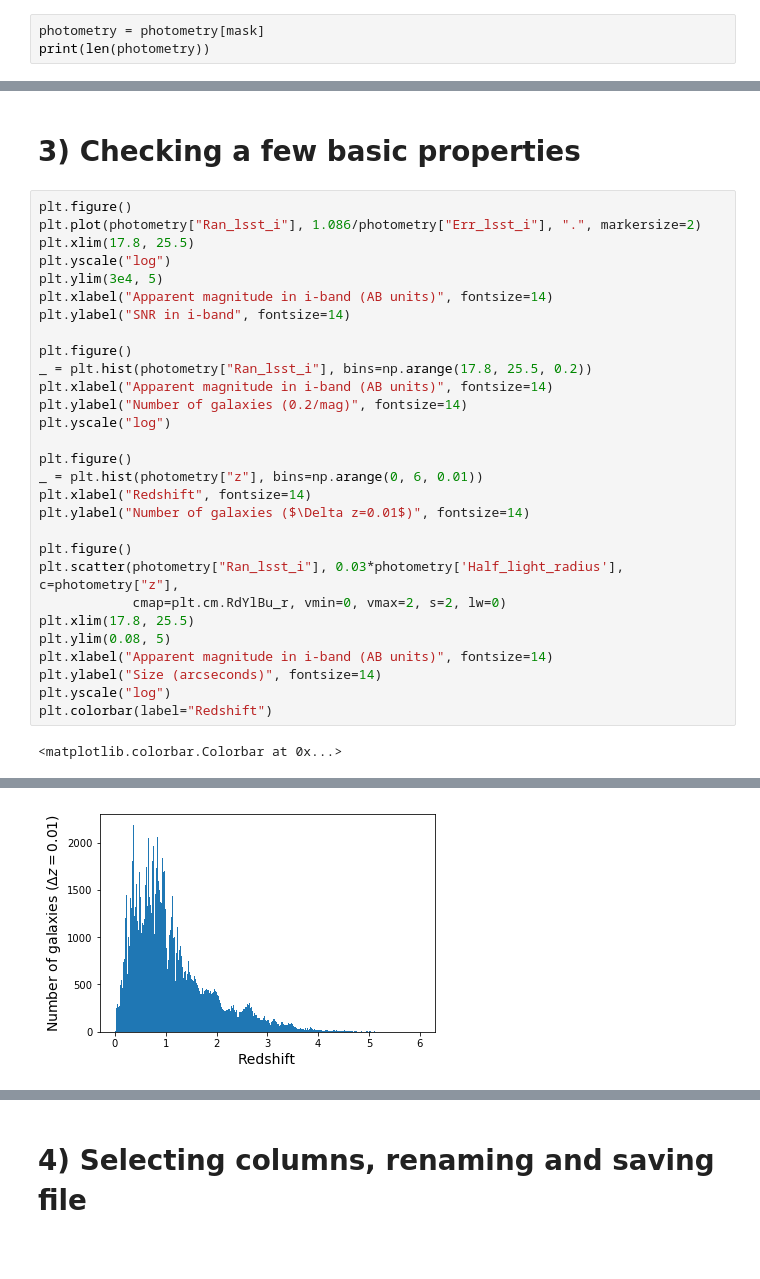
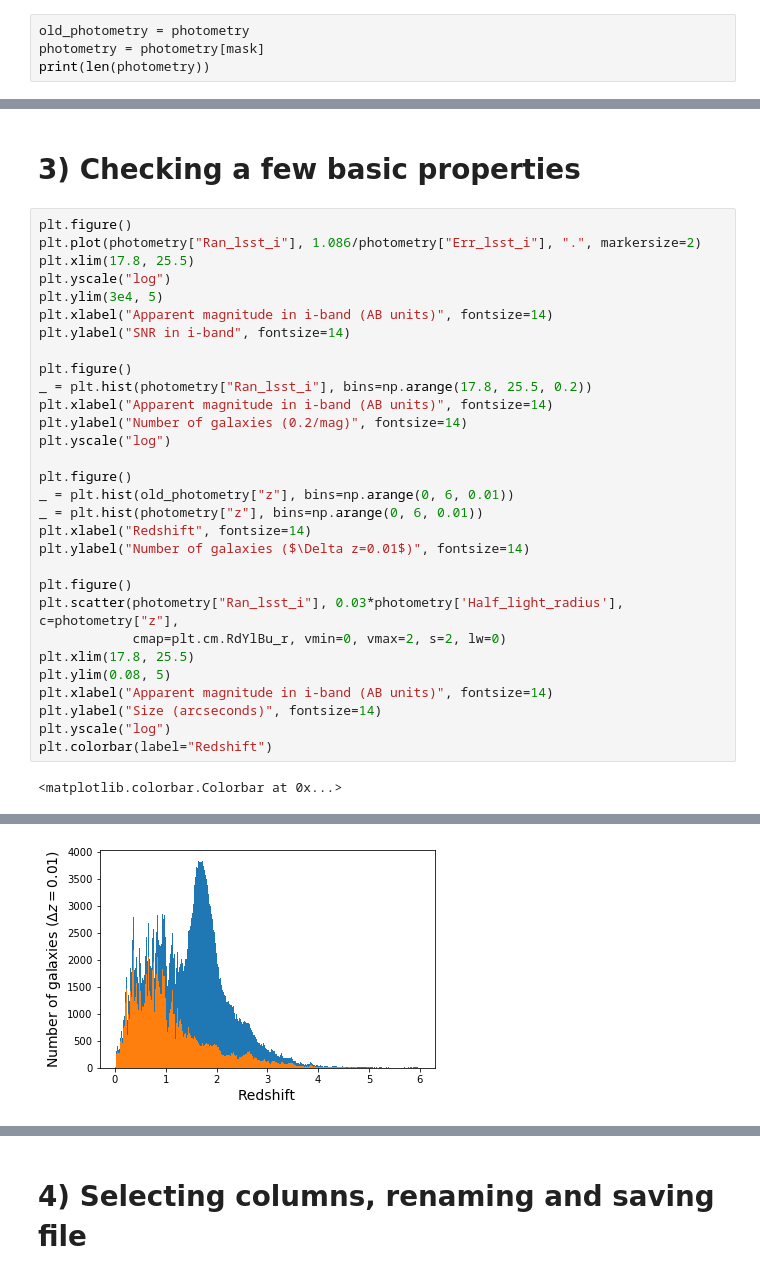
Before and after one commit to dedale-fet/dedale_d51, a Jupyter notebook: notebooks/2017-12-06_generate_LSST_photometric_data.ipynb, the cells around one changed output, grey strips where cells are left out. Cells and saved outputs as stored; diff of their text form.

Commit message:
Minor figure and kernel changes.

```diff
--- a/notebooks/2017-12-06_generate_LSST_photometric_data.ipynb
+++ b/notebooks/2017-12-06_generate_LSST_photometric_data.ipynb
@@ -50,6 +50,7 @@ mask = mask & (photometry["Ran_lsst_i"] > 18.0) # i-band magnitude sanity cut -
 mask = mask & (photometry["Err_lsst_i"] < 0.1086) # S/N > 10 in the i-band magnitude
 mask = mask & ((0.03*photometry['Half_light_radius']) >= 0.1) # Size cut to exclude misclassified stars or quasars: 0.1 arcseconds
 # %%
+old_photometry = photometry
 photometry = photometry[mask]
 print(len(photometry))
 # %% [output]
@@ -62,34 +63,35 @@ plt.plot(photometry["Ran_lsst_i"], 1.086/photometry["Err_lsst_i"], ".", markersi
 plt.xlim(17.8, 25.5)
 plt.yscale("log")
 plt.ylim(3e4, 5)
 plt.xlabel("Apparent magnitude in i-band (AB units)", fontsize=14)
 plt.ylabel("SNR in i-band", fontsize=14)
 
 plt.figure()
 _ = plt.hist(photometry["Ran_lsst_i"], bins=np.arange(17.8, 25.5, 0.2))
 plt.xlabel("Apparent magnitude in i-band (AB units)", fontsize=14)
 plt.ylabel("Number of galaxies (0.2/mag)", fontsize=14)
 plt.yscale("log")
 
 plt.figure()
+_ = plt.hist(old_photometry["z"], bins=np.arange(0, 6, 0.01))
 _ = plt.hist(photometry["z"], bins=np.arange(0, 6, 0.01))
 plt.xlabel("Redshift", fontsize=14)
 plt.ylabel("Number of galaxies ($\Delta z=0.01$)", fontsize=14)
 
 plt.figure()
 plt.scatter(photometry["Ran_lsst_i"], 0.03*photometry['Half_light_radius'], c=photometry["z"],
             cmap=plt.cm.RdYlBu_r, vmin=0, vmax=2, s=2, lw=0)
 plt.xlim(17.8, 25.5)
 plt.ylim(0.08, 5)
 plt.xlabel("Apparent magnitude in i-band (AB units)", fontsize=14)
 plt.ylabel("Size (arcseconds)", fontsize=14)
 plt.yscale("log")
 plt.colorbar(label="Redshift")
 # %% [output]
 <matplotlib.colorbar.Colorbar at 0x...>
 [figure]
 [figure]
-[figure, old version]
+[figure, new version]
 [figure]
 # %% [markdown]
 # 4) Selecting columns, renaming and saving file
```
Also changed, not shown: parts of 3 cells of this notebook, 3 other files.
